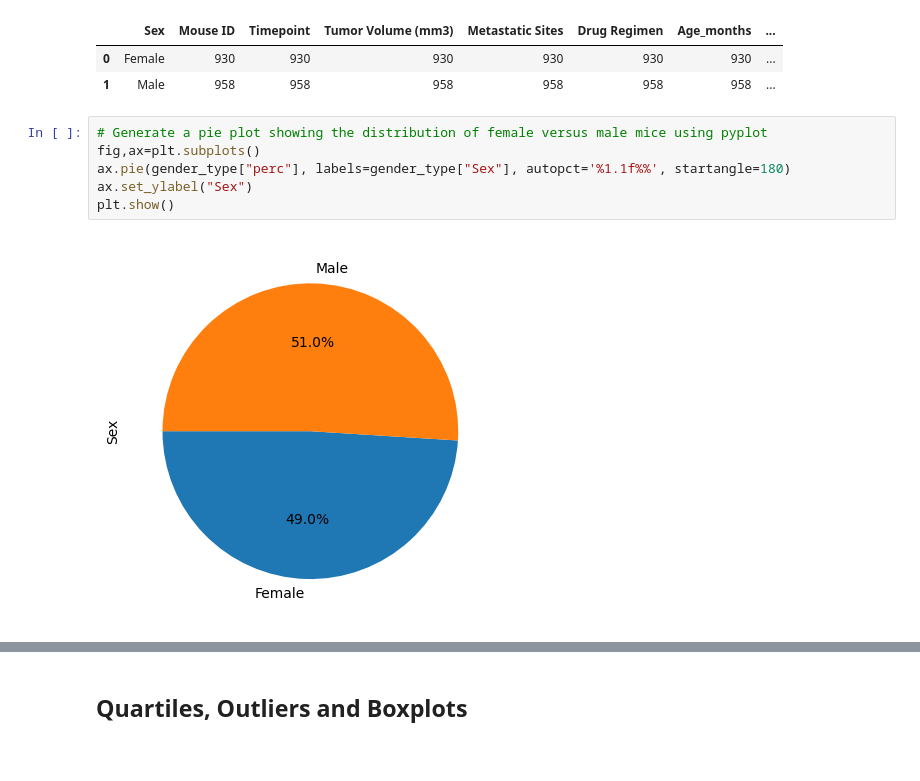
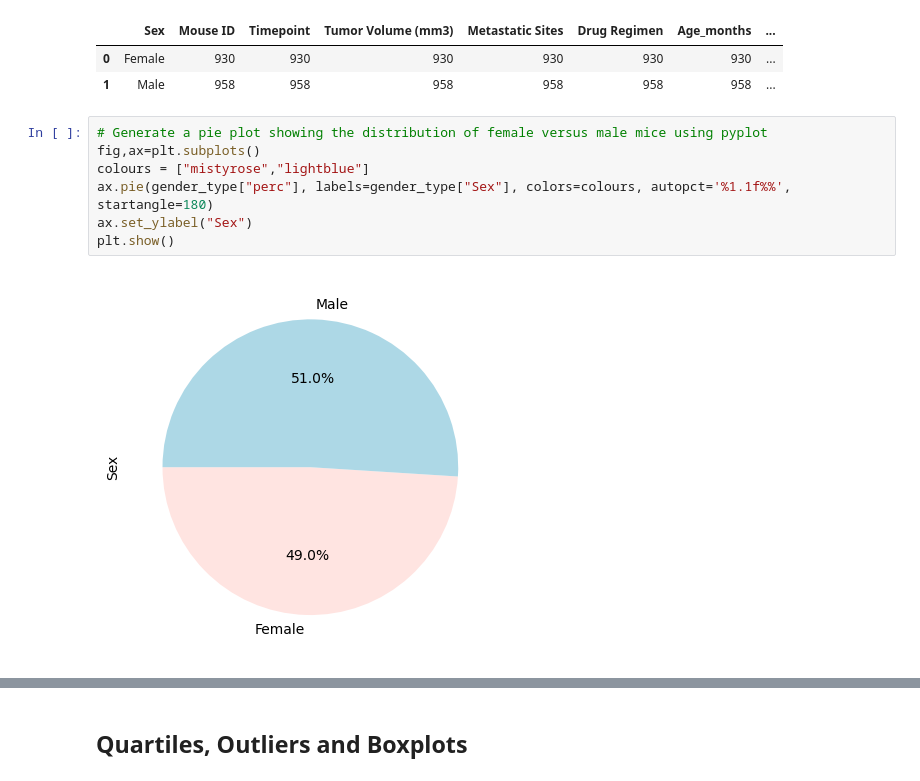
Before and after one commit to EkRanga/DataVisPharmaDrug, a Jupyter notebook: pymaceuticals_starter.ipynb, the cells around one changed output, grey strips where cells are left out. Drawn from its saved outputs; the diff is of its cells as text.

```diff
--- a/pymaceuticals_starter.ipynb
+++ b/pymaceuticals_starter.ipynb
@@ -194,8 +210,9 @@ gender_type
 # %%
 # Generate a pie plot showing the distribution of female versus male mice using pyplot
 fig,ax=plt.subplots()
-ax.pie(gender_type["perc"], labels=gender_type["Sex"], autopct='%1.1f%%', startangle=180)
+colours = ["mistyrose","lightblue"]
+ax.pie(gender_type["perc"], labels=gender_type["Sex"], colors=colours, autopct='%1.1f%%', startangle=180)
 ax.set_ylabel("Sex")
 plt.show()
 # %% [output]
-[figure, old version]
+[figure, new version]
```
Also changed, not shown: parts of 5 cells of this notebook, 3 other files.
